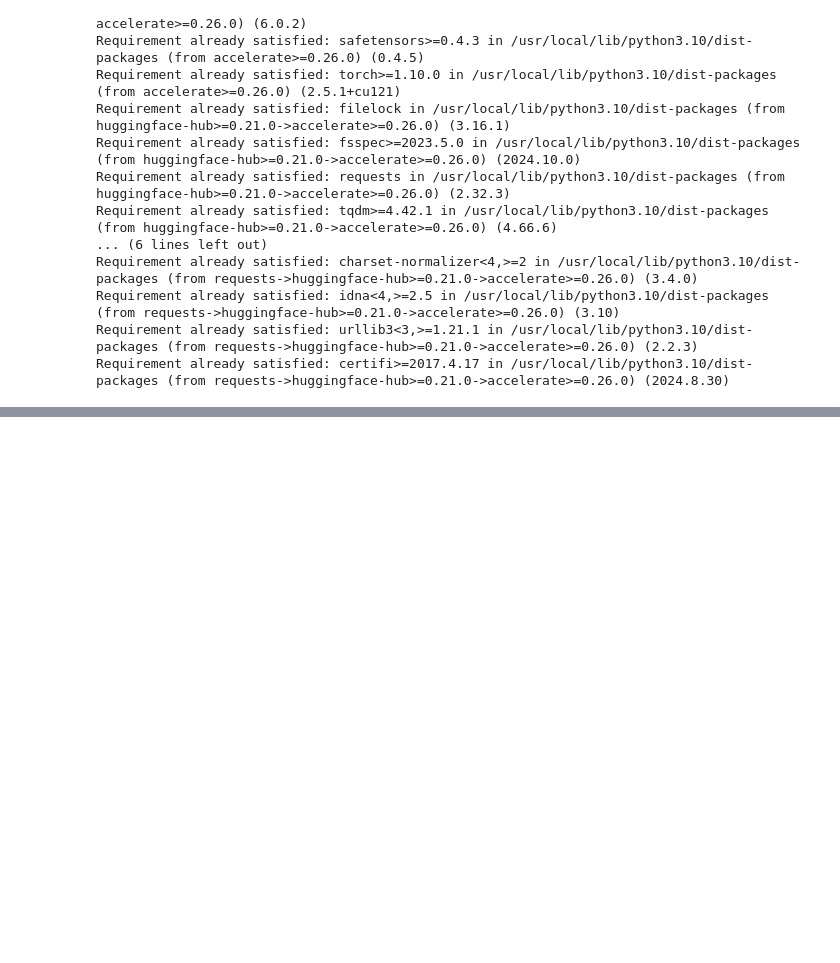
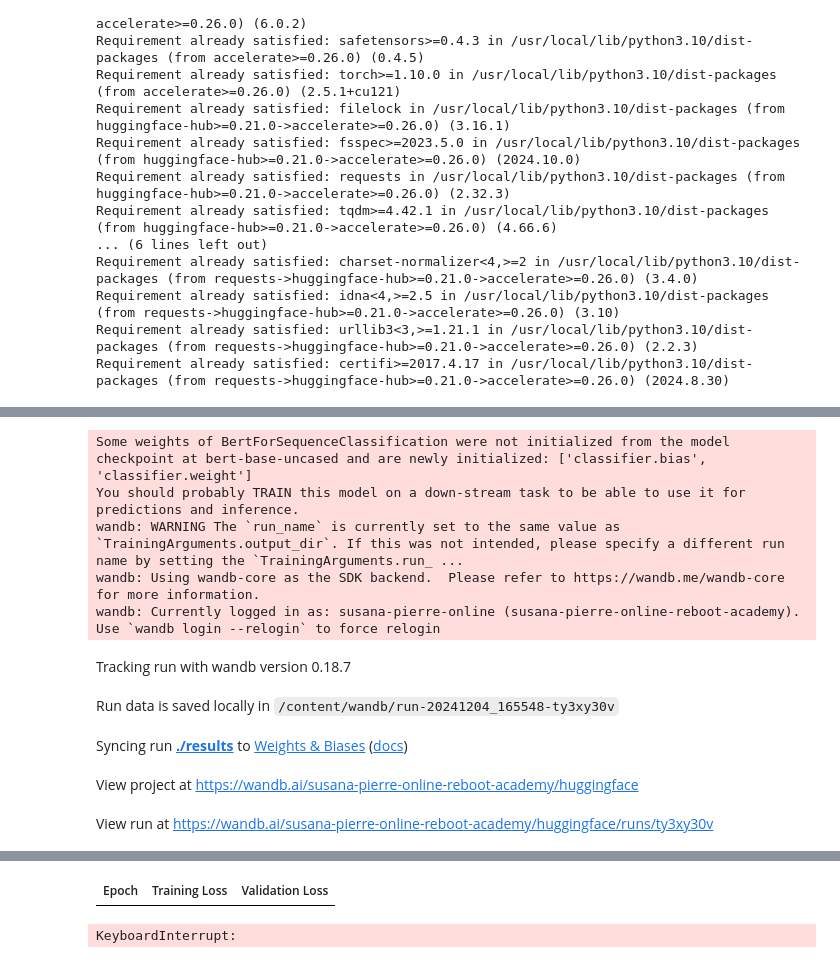
Before and after one commit to Alejandro-Lopez83/Lab-LLM, a Jupyter notebook: Pruebacongelada(1).ipynb, the cells around one changed output, grey strips where cells are left out. Drawn from its saved outputs; the diff is of its cells as text; code cells hidden in the pictures; blank space fills up the shorter version.

```diff
--- a/Pruebacongelada(1).ipynb
+++ b/Pruebacongelada(1).ipynb
@@ -152,0 +49,67 @@ Resultados de evaluación: {'eval_loss': 0.3348068296909332, 'eval_accuracy': 0.
+# %%
+from transformers import AutoTokenizer, AutoModelForSequenceClassification, Trainer, TrainingArguments
+from datasets import load_dataset
+
+# Configurar el dispositivo (GPU si está disponible, de lo contrario CPU)
+device = "cuda" if torch.cuda.is_available() else "cpu"
+
+# Cargar el modelo y el tokenizer preentrenados
+model_name = "bert-base-uncased"
+tokenizer = AutoTokenizer.from_pretrained(model_name)
+model = AutoModelForSequenceClassification.from_pretrained(model_name, num_labels=2).to(device)  # Mover el modelo a GPU/CPU
+
+# Cargar el dataset desde un archivo CSV
+dataset = load_dataset('csv', data_files='/content/news_pruebalisto.csv')
+
+# Dividir el dataset en entrenamiento y validación
+dataset = dataset['train'].train_test_split(test_size=0.2, seed=42)
+dataset['validation'] = dataset.pop('test')
+
+# Tokenización de los datos
+def tokenize_function(examples):
+    return tokenizer(examples['text'], padding='max_length', truncation=True)
+
+# Preprocesar el dataset
+tokenized_datasets = dataset.map(tokenize_function, batched=True)
+
+# Definir los argumentos de entrenamiento
+training_args = TrainingArguments(
+    output_dir='./results',          # directorio para los resultados
+    evaluation_strategy="epoch",     # estrategia de evaluación (al final de cada época)
+    learning_rate=5e-5,
+    per_device_train_batch_size=8,   # tamaño del batch de entrenamiento
+    per_device_eval_batch_size=8,    # tamaño del batch de evaluación
+    num_train_epochs=5,              # número de épocas
+    weight_decay=0.01,               # regularización L2
+    push_to_hub=False,               # no enviar al Hub de Hugging Face
+)
+
+# Definir el trainer
+trainer = Trainer(
+    model=model,                         # modelo a entrenar
+    args=training_args,                  # argumentos de entrenamiento
+    train_dataset=tokenized_datasets['train'],   # dataset de entrenamiento
+    eval_dataset=tokenized_datasets['validation'],  # dataset de validación
+    compute_metrics=lambda p: {
+        'accuracy': (p.predictions.argmax(axis=-1) == p.label_ids).mean()
+    },  # Métricas de evaluación
+)
+
+# Entrenar el modelo
+trainer.train()
+
+# Evaluación del modelo
+results = trainer.evaluate()
+
+print(f"Resultados de la evaluación: {results}")
+# %% [output]
+Some weights of BertForSequenceClassification were not initialized from the model checkpoint at bert-base-uncased and are newly initialized: ['classifier.bias', 'classifier.weight']
+You should probably TRAIN this model on a down-stream task to be able to use it for predictions and inference.
+wandb: WARNING The `run_name` is currently set to the same value as `TrainingArguments.output_dir`. If this was not intended, please specify a different run name by setting the `TrainingArguments.run_ ...
+wandb: Using wandb-core as the SDK backend.  Please refer to https://wandb.me/wandb-core for more information.
+wandb: Currently logged in as: susana-pierre-online (susana-pierre-online-reboot-academy). Use `wandb login --relogin` to force relogin
+Tracking run with wandb version 0.18.7
+Run data is saved locally in /content/wandb/run-20241204_165548-ty3xy30v
+Syncing run ./results to Weights & Biases (docs)
+View project at https://wandb.ai/susana-pierre-online-reboot-academy/huggingface
+View run at https://wandb.ai/susana-pierre-online-reboot-academy/huggingface/runs/ty3xy30v
@@ -152,0 +117,2 @@ Resultados de evaluación: {'eval_loss': 0.3348068296909332, 'eval_accuracy': 0.
+| Epoch | Training Loss | Validation Loss |
+KeyboardInterrupt:
```
Also changed, not shown: parts of 5 cells of this notebook.
